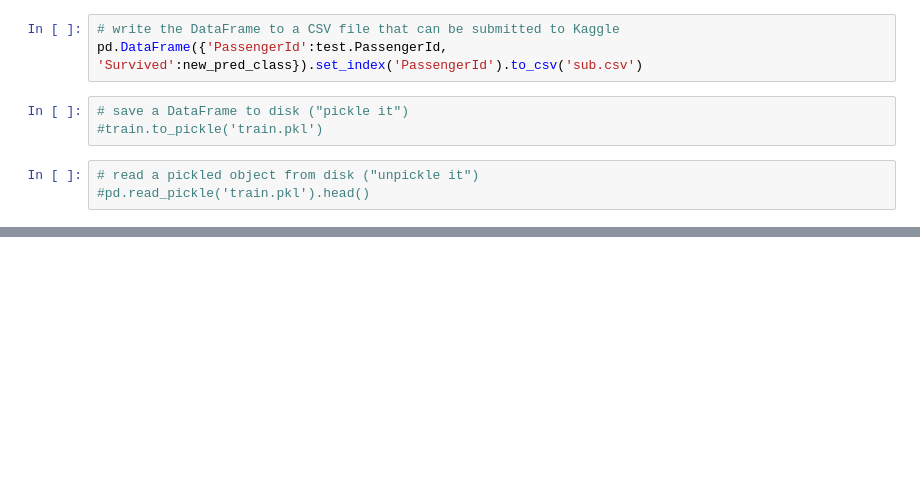
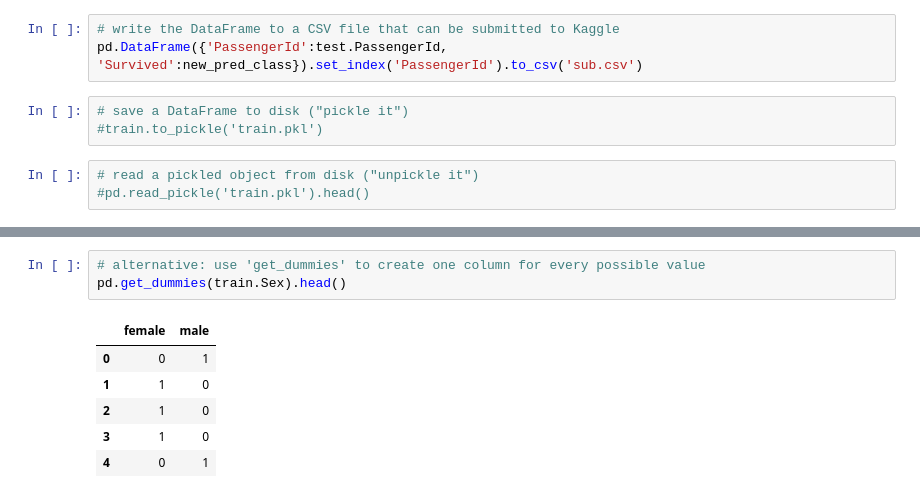
Before and after one commit to GregHacob/Notebooks, a Jupyter notebook: Pandas_Essentials_2.ipynb, the cells around one changed output, grey strips where cells are left out. Saved outputs shown, nothing was run; the diff lists cells and outputs as text; blank space fills up the shorter version.

```diff
--- a/Pandas_Essentials_2.ipynb
+++ b/Pandas_Essentials_2.ipynb
@@ -92,0 +117,10 @@ pd.DataFrame({'PassengerId':test.PassengerId, 'Survived':new_pred_class}).set_in
+# %%
+# alternative: use 'get_dummies' to create one column for every possible value
+pd.get_dummies(train.Sex).head()
+# %% [output]
+|  | female | male |
+| 0 | 0 | 1 |
+| 1 | 1 | 0 |
+| 2 | 1 | 0 |
+| 3 | 1 | 0 |
+| 4 | 0 | 1 |
```
Also changed, not shown: parts of 10 cells of this notebook.
